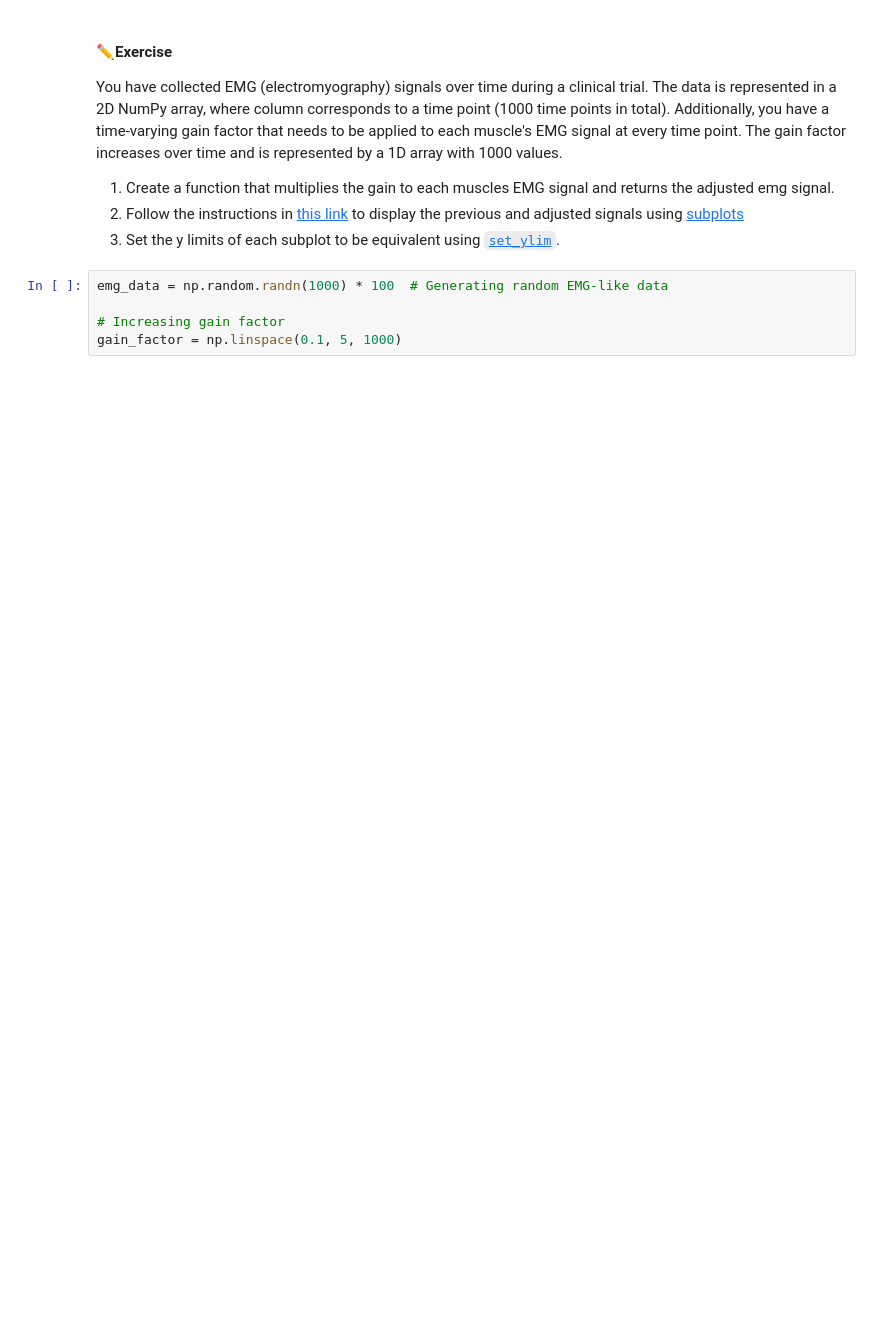
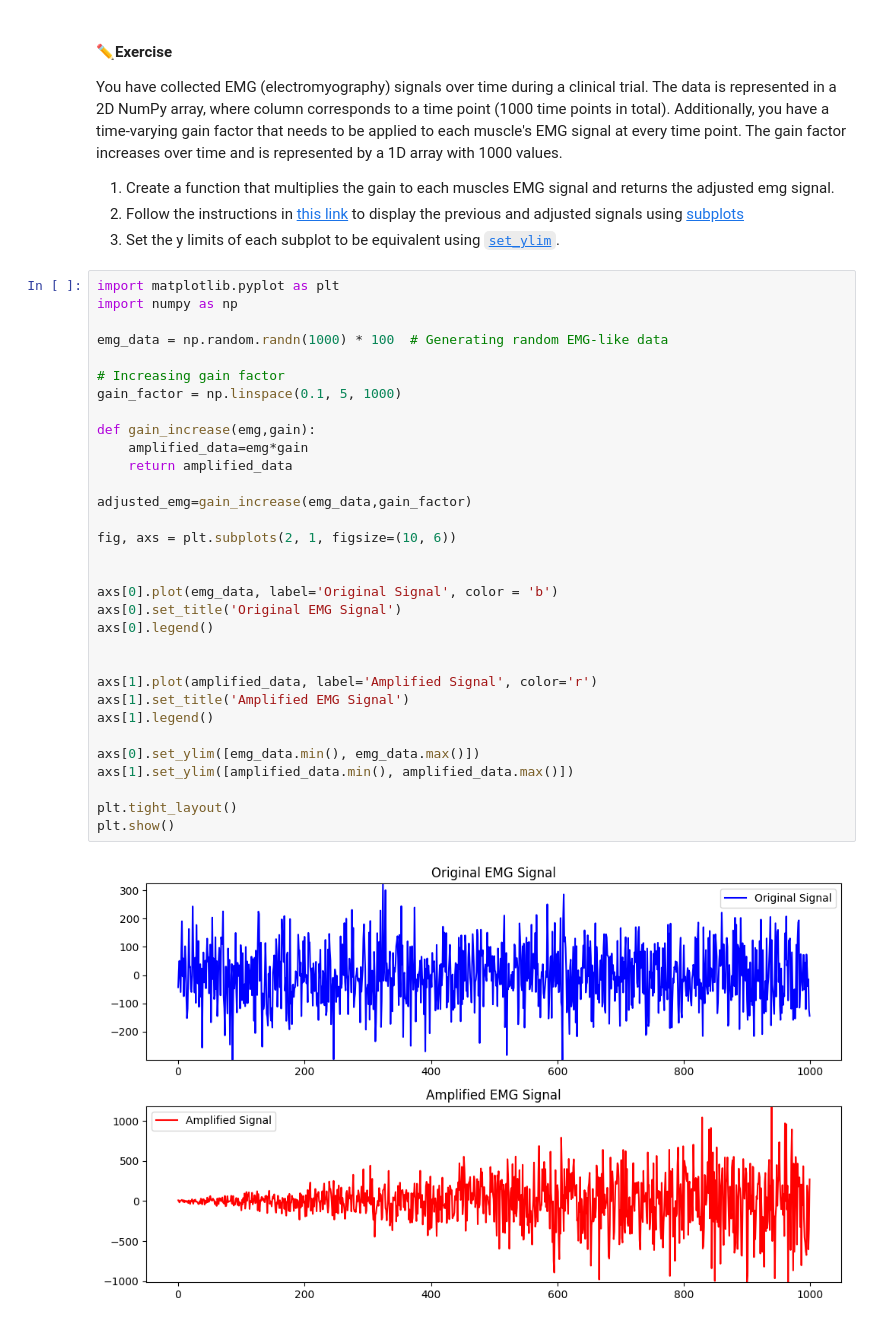
Before and after one commit to snsie/bme3053c, a Jupyter notebook: lessons-solved/Adrian_Medina_Matplotlib_and_Numpy.ipynb, the cells around one changed output. Drawn from its saved outputs; the diff is of its cells as text; blank space fills up the shorter version.

````diff
--- a/lessons-solved/Adrian_Medina_Matplotlib_and_Numpy.ipynb
+++ b/lessons-solved/Adrian_Medina_Matplotlib_and_Numpy.ipynb
@@ -202,8 +247,37 @@ You have collected EMG (electromyography) signals over time during a clinical tr
 1. Create a function that multiplies the gain to each muscles EMG signal and returns the adjusted emg signal.
 2. Follow the instructions in [this link](https://matplotlib.org/stable/gallery/subplots_axes_and_figures/share_axis_lims_views.html#sphx-glr-gallery-subplots-axes-and-figures-share-axis-lims-views-py) to display the previous and adjusted signals using [subplots](https://matplotlib.org/stable/api/_as_gen/matplotlib.pyplot.subplot.html)
 3. Set the y limits of each subplot to be equivalent using [```set_ylim```](https://matplotlib.org/stable/api/_as_gen/matplotlib.axes.Axes.set_ylim.html).
-# %%
-emg_data = np.random.randn(1000) * 100  # Generating random EMG-like data
-
-# Increasing gain factor
-gain_factor = np.linspace(0.1, 5, 1000)
+# %%
+import matplotlib.pyplot as plt
+import numpy as np
+
+emg_data = np.random.randn(1000) * 100  # Generating random EMG-like data
+
+# Increasing gain factor
+gain_factor = np.linspace(0.1, 5, 1000)
+
+def gain_increase(emg,gain):
+    amplified_data=emg*gain
+    return amplified_data
+
+adjusted_emg=gain_increase(emg_data,gain_factor)
+
+fig, axs = plt.subplots(2, 1, figsize=(10, 6))
+
+
+axs[0].plot(emg_data, label='Original Signal', color = 'b')
+axs[0].set_title('Original EMG Signal')
+axs[0].legend()
+
+
+axs[1].plot(amplified_data, label='Amplified Signal', color='r')
+axs[1].set_title('Amplified EMG Signal')
+axs[1].legend()
+
+axs[0].set_ylim([emg_data.min(), emg_data.max()])
+axs[1].set_ylim([amplified_data.min(), amplified_data.max()])
+
+plt.tight_layout()
+plt.show()
+# %% [output]
+[figure, added]
````
Also changed, not shown: parts of 6 cells of this notebook.
